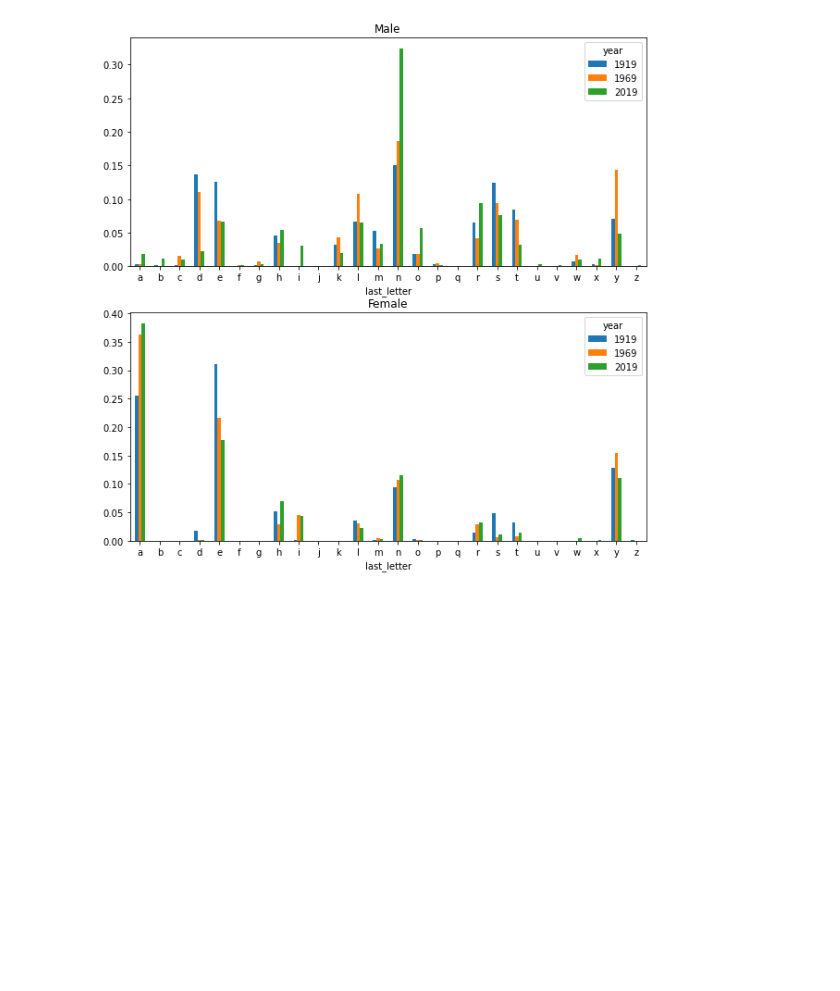
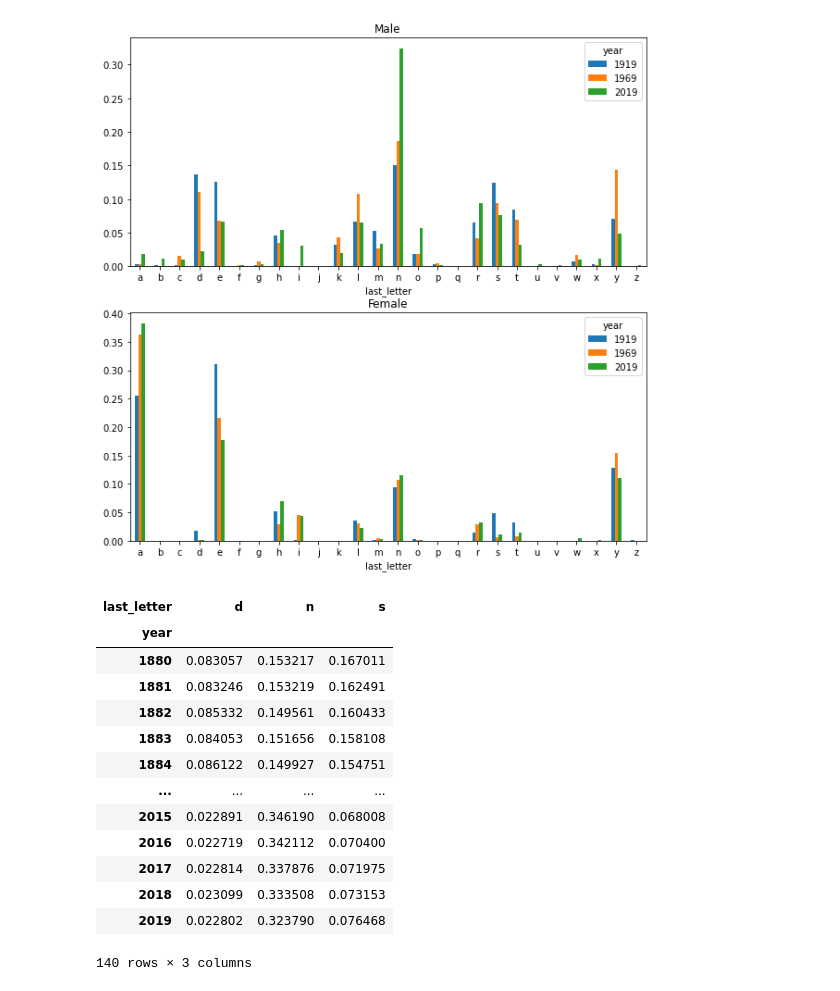
Before and after one commit to Kseniya22082003/Child_names.PD, a Jupyter notebook: Baby's_names.ipynb, the cells around one changed output. Cells and saved outputs as stored; diff of their text form; code cells hidden in the pictures; blank space fills up the shorter version.

```diff
--- a/Baby's_names.ipynb
+++ b/Baby's_names.ipynb
@@ -321,0 +326,17 @@ letter_prop['F'].plot(kind ='bar', rot =0,ax=axis[1], title='Female')
+# %%
+dns
+# %% [output]
+| last_letter | d | n | s |
+| year |  |  |  |
+| 1880 | 0.083057 | 0.153217 | 0.167011 |
+| 1881 | 0.083246 | 0.153219 | 0.162491 |
+| 1882 | 0.085332 | 0.149561 | 0.160433 |
+| 1883 | 0.084053 | 0.151656 | 0.158108 |
+| 1884 | 0.086122 | 0.149927 | 0.154751 |
+| ... | ... | ... | ... |
+| 2015 | 0.022891 | 0.346190 | 0.068008 |
+| 2016 | 0.022719 | 0.342112 | 0.070400 |
+| 2017 | 0.022814 | 0.337876 | 0.071975 |
+| 2018 | 0.023099 | 0.333508 | 0.073153 |
+| 2019 | 0.022802 | 0.323790 | 0.076468 |
+140 rows × 3 columns
```
Also changed, not shown: parts of 12 cells of this notebook.
